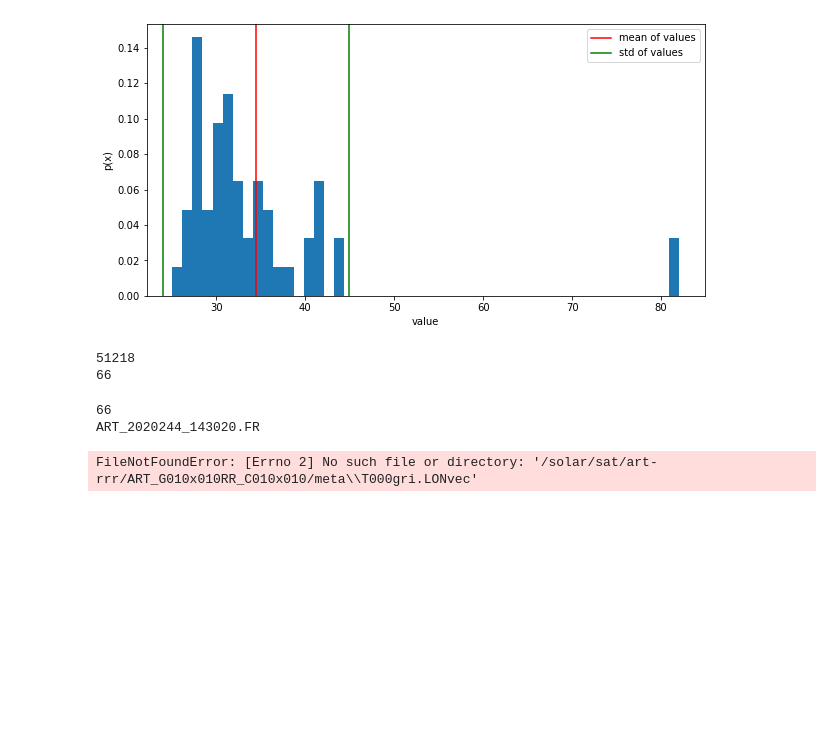
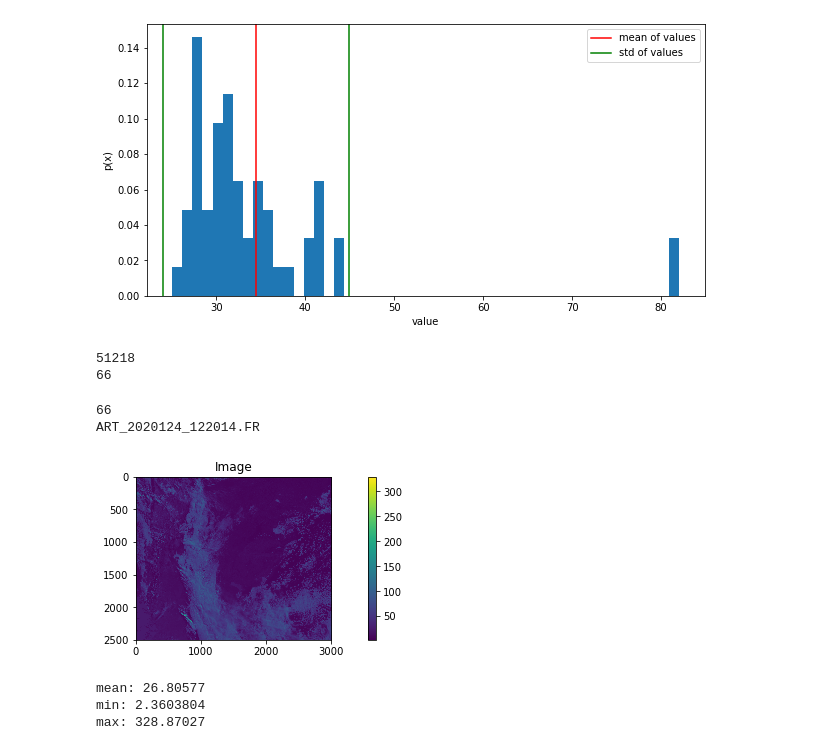
Before and after one commit to francomozo/deepCloud, a Jupyter notebook: nb-outlier-finder.ipynb, the cells around one changed output. Saved outputs shown, nothing was run; the diff lists cells and outputs as text; code cells hidden in the pictures; blank space fills up the shorter version.

```diff
--- a/nb-outlier-finder.ipynb
+++ b/nb-outlier-finder.ipynb
@@ -81,25 +81,32 @@ print(len(outliers_filename))
 # %%
 #SERVER
 fr_folder_path='/solar/sat/art-rrr/ART_G010x010RR_C010x010/C02-FR/2020'
 mk_folder_path='/solar/sat/art-rrr/ART_G010x010RR_C010x010/C02-MK/2020'
 meta_path='/solar/sat/art-rrr/ART_G010x010RR_C010x010/meta'
 
 
 print(len(outliers_filename))
 
-img_filename = outliers_filename[23]
-#img_filename = 'ART_2020010_173021.FR'
+img_filename = outliers_filename[15]
+#img_filename = 'ART_2020011_104021.FR'
 print(img_filename)
 
 img1 = data.load_img(meta_path=meta_path,
              img_name=img_filename,
              mk_folder_path=mk_folder_path,
              img_folder_path=fr_folder_path
     )
 
-show_image_w_colorbar(img1)
-print(np.mean(img1))
+
+#img_clip = np.clip(img1, a_min=0, a_max=120)
+visualization.show_image_w_colorbar(img1)
+print('mean:',np.mean(img1))
+print('min:',np.min(img1))
+print('max:',np.max(img1))
 # %% [output]
 66
-ART_2020244_143020.FR
+ART_2020124_122014.FR
+[figure, added]
-FileNotFoundError: [Errno 2] No such file or directory: '/solar/sat/art-rrr/ART_G010x010RR_C010x010/meta\\T000gri.LONvec'
+mean: 26.80577
+min: 2.3603804
+max: 328.87027
```
Also changed, not shown: 3 other files.
